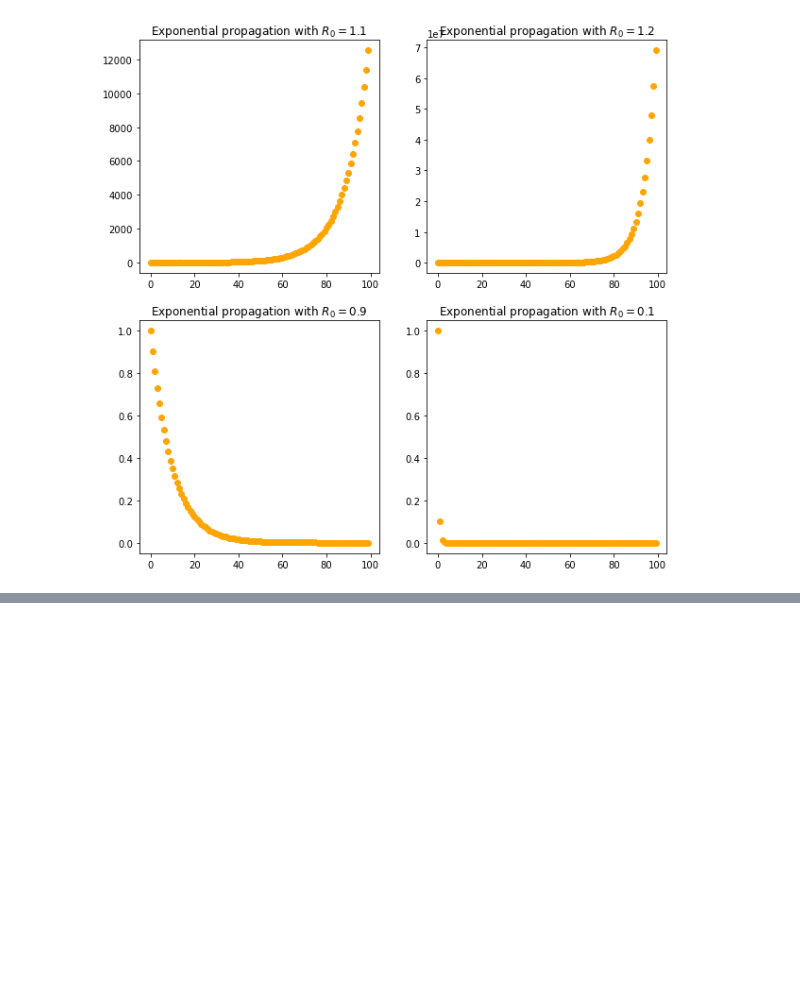
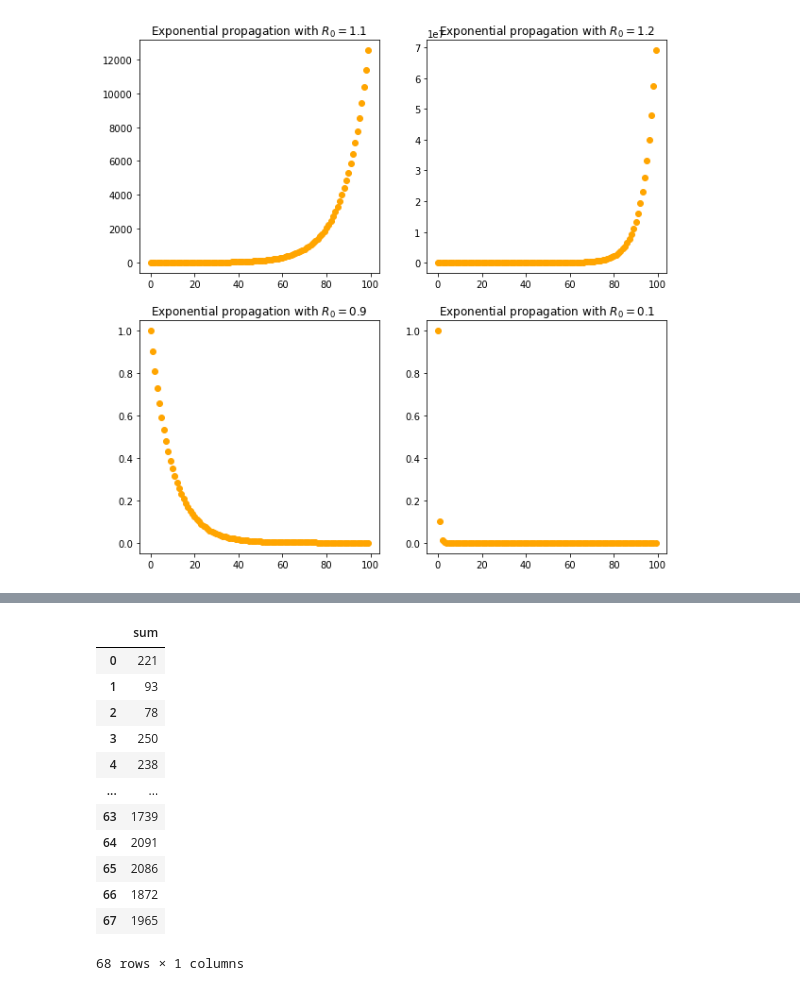
Before and after one commit to aletuf93/logproj, a Jupyter notebook: examples/04. Bayesian Statistics.ipynb, the cells around one changed output, grey strips where cells are left out. Cells and saved outputs as stored; diff of their text form; code cells hidden in the pictures; blank space fills up the shorter version.

```diff
--- a/examples/04. Bayesian Statistics.ipynb
+++ b/examples/04. Bayesian Statistics.ipynb
@@ -292,3 +302,19 @@ TypeError: __init__() missing 1 required positional argument: 'lam'
+# %%
+obs_di_dt
+# %% [output]
+|  | sum |
+| 0 | 221 |
+| 1 | 93 |
+| 2 | 78 |
+| 3 | 250 |
+| 4 | 238 |
+| ... | ... |
+| 63 | 1739 |
+| 64 | 2091 |
+| 65 | 2086 |
+| 66 | 1872 |
+| 67 | 1965 |
+68 rows × 1 columns
 # %%
 #https://sciencecue.it/coronavirus-modello-matematico-evoluzione/18355/
 #https://web.stanford.edu/~jhj1/teachingdocs/Jones-on-R0.pdf
```
Also changed, not shown: parts of 11 cells of this notebook.
